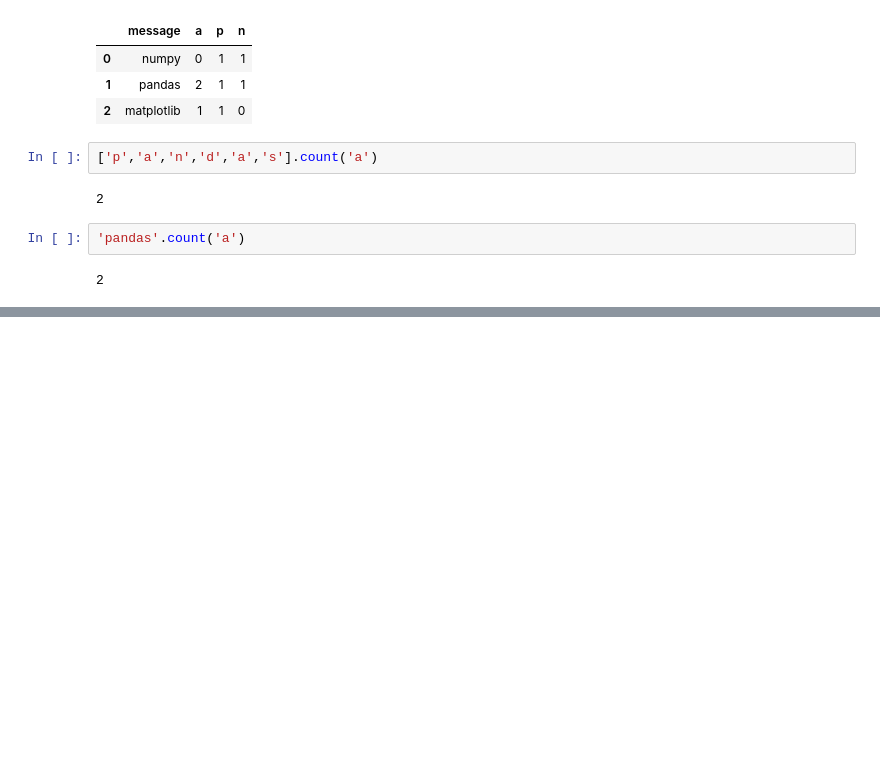
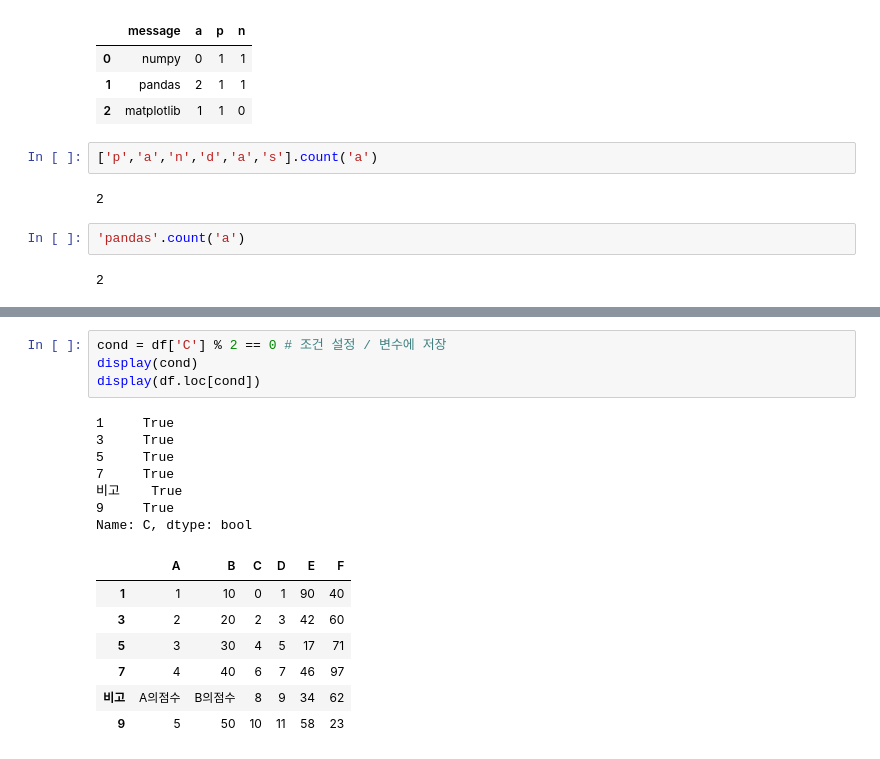
Before and after one commit to freamwork97/TIS, a Jupyter notebook: 판다스연습.ipynb, the cells around one changed output, grey strips where cells are left out. Drawn from its saved outputs; the diff is of its cells as text; blank space fills up the shorter version.

```diff
--- a/판다스연습.ipynb
+++ b/판다스연습.ipynb
@@ -244,0 +815,19 @@ data
+# %%
+cond = df['C'] % 2 == 0 # 조건 설정 / 변수에 저장
+display(cond)
+display(df.loc[cond])
+# %% [output]
+1     True
+3     True
+5     True
+7     True
+비고    True
+9     True
+Name: C, dtype: bool
+|  | A | B | C | D | E | F |
+| 1 | 1 | 10 | 0 | 1 | 90 | 40 |
+| 3 | 2 | 20 | 2 | 3 | 42 | 60 |
+| 5 | 3 | 30 | 4 | 5 | 17 | 71 |
+| 7 | 4 | 40 | 6 | 7 | 46 | 97 |
+| 비고 | A의점수 | B의점수 | 8 | 9 | 34 | 62 |
+| 9 | 5 | 50 | 10 | 11 | 58 | 23 |
```
Also changed, not shown: parts of 44 cells of this notebook.
